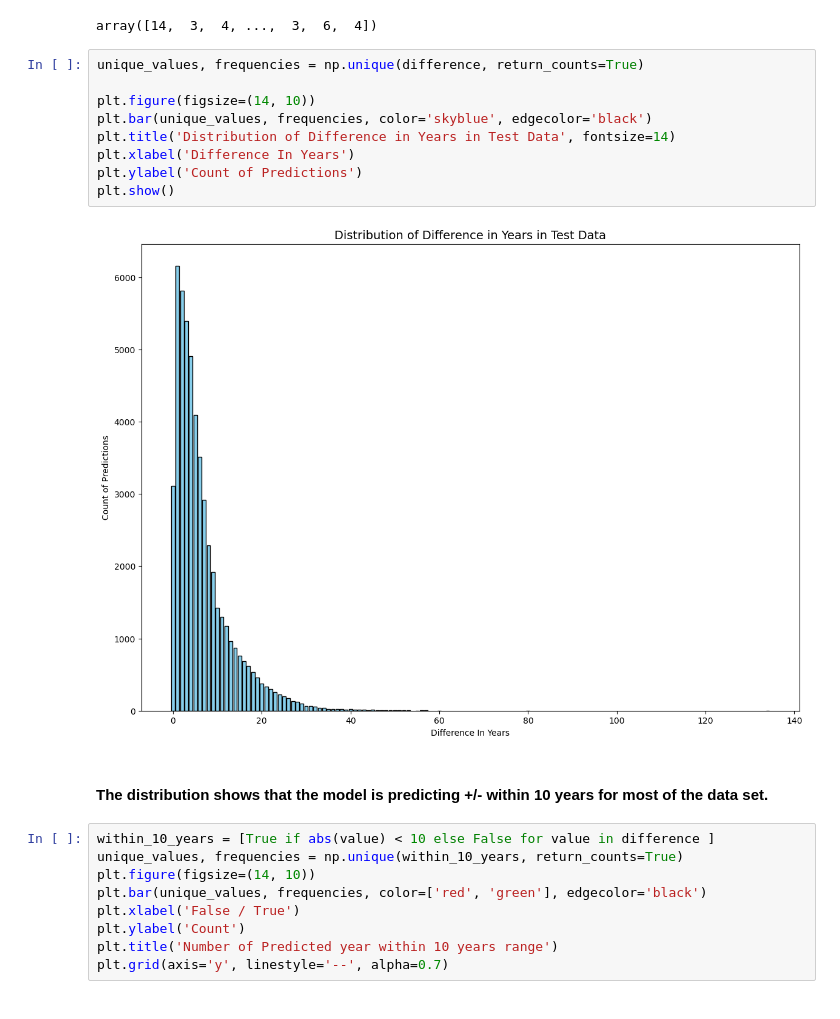
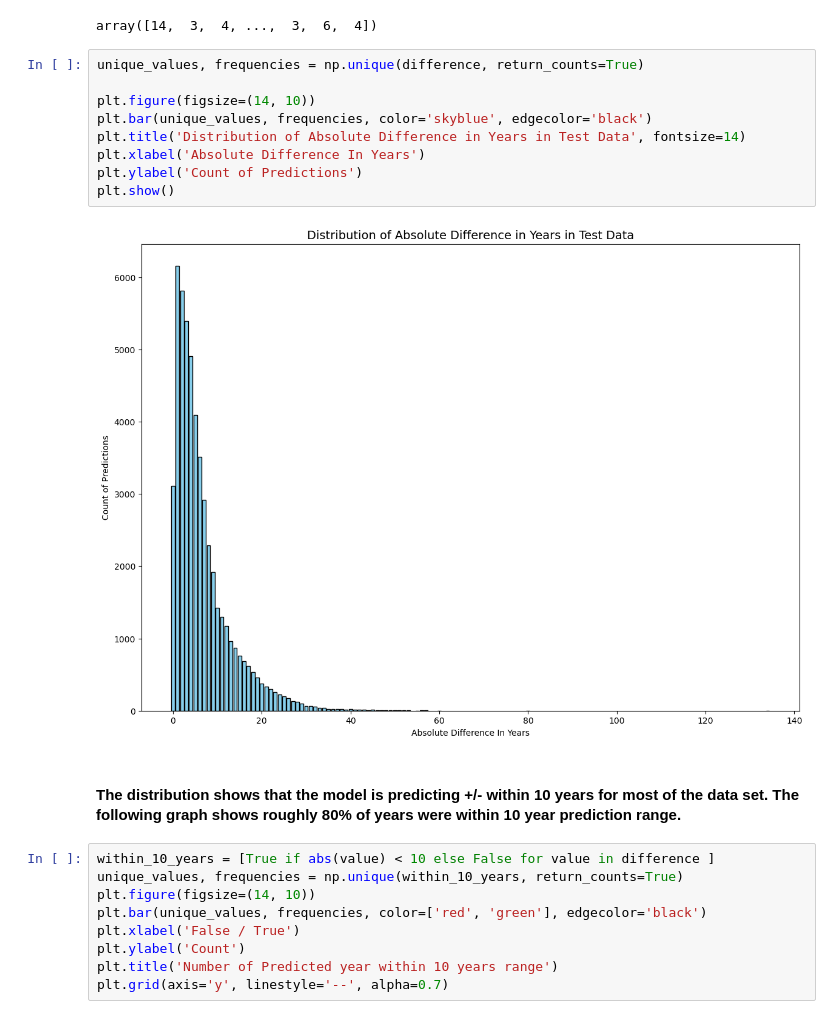
Before and after one commit to Skillz619/CMPE-255-Team-Project, a Jupyter notebook: Project.ipynb, the cells around one changed output. Cells and saved outputs as stored; diff of their text form.

```diff
--- a/Project.ipynb
+++ b/Project.ipynb
@@ -270,16 +285,16 @@ array([14,  3,  4, ...,  3,  6,  4])
 # %%
 unique_values, frequencies = np.unique(difference, return_counts=True)
 
 plt.figure(figsize=(14, 10))
 plt.bar(unique_values, frequencies, color='skyblue', edgecolor='black')
-plt.title('Distribution of Difference in Years in Test Data', fontsize=14)
-plt.xlabel('Difference In Years')
+plt.title('Distribution of Absolute Difference in Years in Test Data', fontsize=14)
+plt.xlabel('Absolute Difference In Years')
 plt.ylabel('Count of Predictions')
 plt.show()
 # %% [output]
-[figure, old version]
+[figure, new version]
 # %% [markdown]
-#### The distribution shows that the model is predicting +/- within 10 years for most of the data set.
+#### The distribution shows that the model is predicting +/- within 10 years for most of the data set. The following graph shows roughly 80% of years were within 10 year prediction range.
 # %%
 within_10_years = [True if abs(value) < 10 else False for value in difference ]
 unique_values, frequencies = np.unique(within_10_years, return_counts=True)
```
Also changed, not shown: parts of 7 cells of this notebook.
